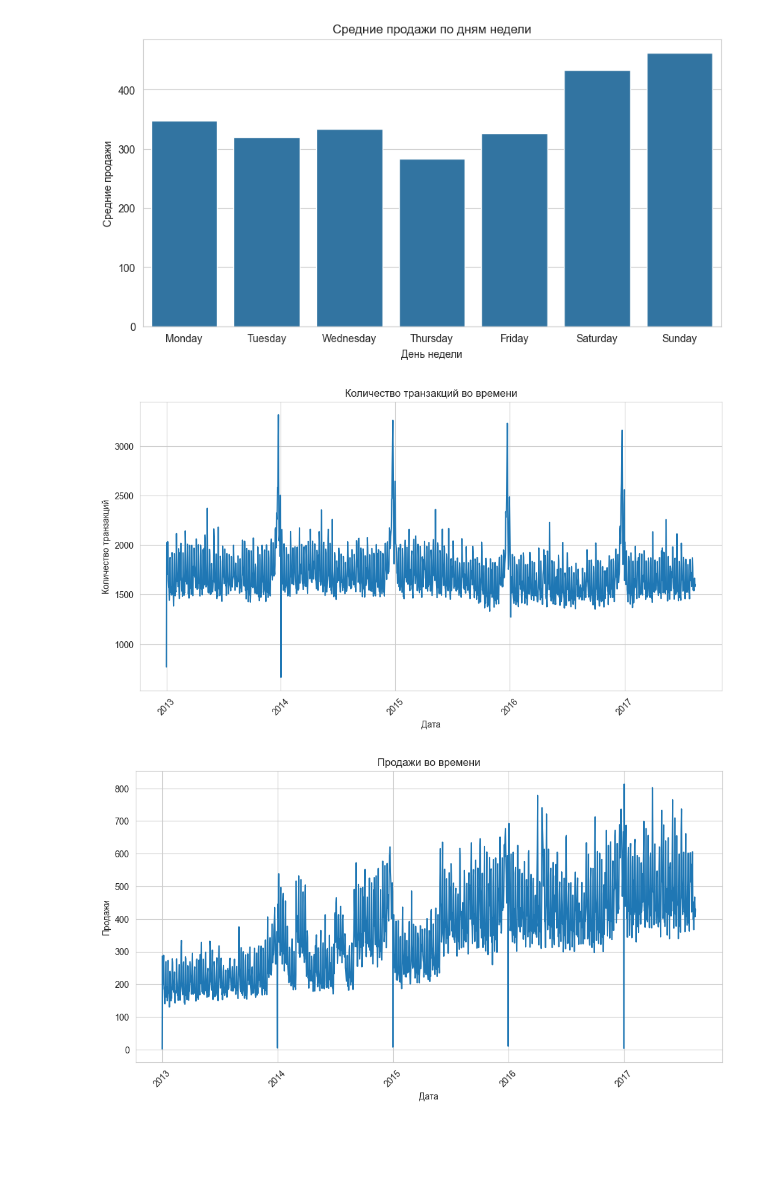
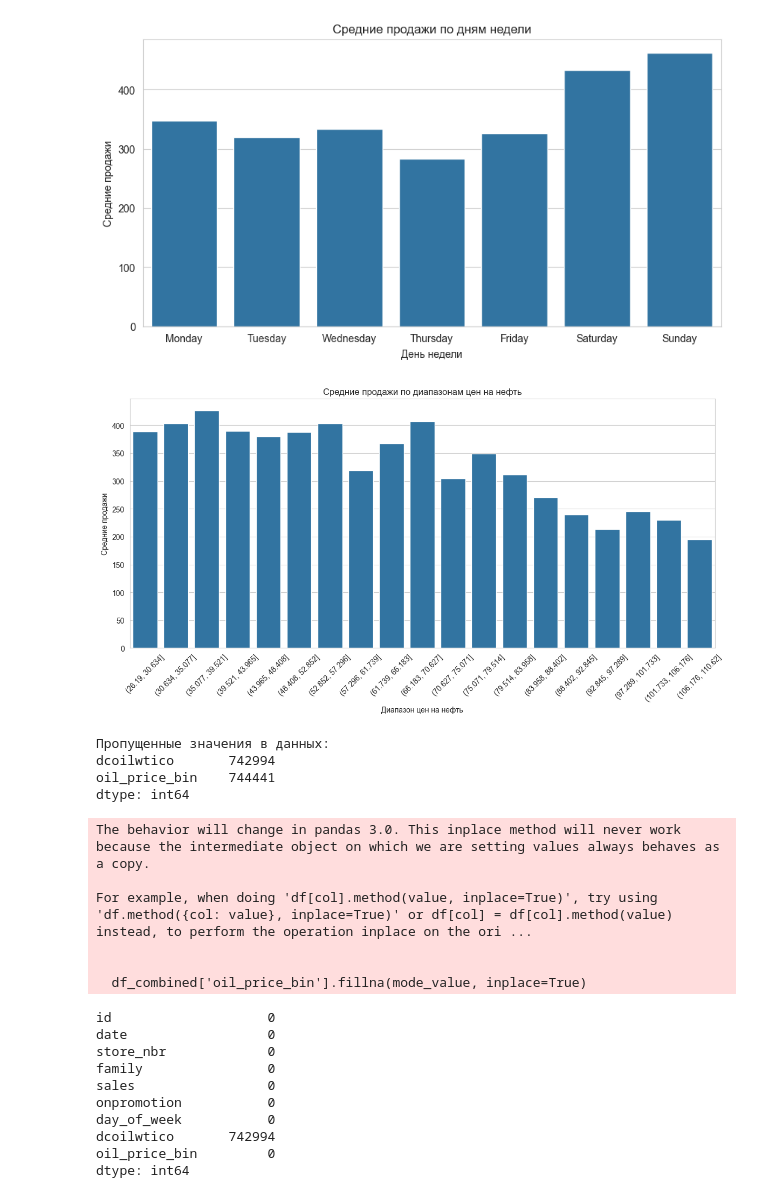
Before and after one commit to NasdormML/Store_Sales_Forecasting, a Jupyter notebook: Fmodel.ipynb, the cells around one changed output. Cells and saved outputs as stored; diff of their text form; code cells hidden in the pictures; blank space fills up the shorter version.

```diff
--- a/Fmodel.ipynb
+++ b/Fmodel.ipynb
@@ -185,24 +217,52 @@ plt.ylabel('Средние продажи')
 plt.show()
 # %% [output]
 [figure]
-# %%
-# Временные ряды для транзакций
-plt.figure(figsize=(12, 6))
-sns.lineplot(data=df_trans, x='date', y='transactions', errorbar=None)
-plt.title('Количество транзакций во времени')
-plt.xlabel('Дата')
-plt.ylabel('Количество транзакций')
-plt.xticks(rotation=45)
-plt.show()
-
-# Временные ряды для продаж
-plt.figure(figsize=(12, 6))
-sns.lineplot(data=df_train, x='date', y='sales', errorbar=None)
-plt.title('Продажи во времени')
-plt.xlabel('Дата')
-plt.ylabel('Продажи')
-plt.xticks(rotation=45)
-plt.show()
-# %% [output]
-[figure, removed]
-[figure, removed]
+# %%
+# Объединение данных по дате
+df_combined = pd.merge(df_train, df_oil, how='left', on='date')
+
+df_combined['oil_price_bin'] = pd.cut(df_combined['dcoilwtico'], bins=np.linspace(df_combined['dcoilwtico'].min(), df_combined['dcoilwtico'].max(), 20))
+df_aggregated = df_combined.groupby('oil_price_bin', observed=True).agg(mean_sales=('sales', 'mean')).reset_index()
+
+plt.figure(figsize=(14, 6))
+sns.barplot(x='oil_price_bin', y='mean_sales', data=df_aggregated)
+plt.xticks(rotation=45)
+plt.title('Средние продажи по диапазонам цен на нефть')
+plt.xlabel('Диапазон цен на нефть')
+plt.ylabel('Средние продажи')
+plt.show()
+# %% [output]
+[figure, added]
+# %%
+missing_values = df_combined.isnull().sum()
+print("Пропущенные значения в данных:")
+print(missing_values[missing_values > 0])
+# %% [output]
+Пропущенные значения в данных:
+dcoilwtico       742994
+oil_price_bin    744441
+dtype: int64
+# %%
+# Получение наиболее частого значения в столбце
+mode_value = df_combined['oil_price_bin'].mode()[0]
+
+df_combined['oil_price_bin'].fillna(mode_value, inplace=True)
+
+df_combined.isnull().sum()
+# %% [output]
+The behavior will change in pandas 3.0. This inplace method will never work because the intermediate object on which we are setting values always behaves as a copy.
+
+For example, when doing 'df[col].method(value, inplace=True)', try using 'df.method({col: value}, inplace=True)' or df[col] = df[col].method(value) instead, to perform the operation inplace on the ori ...
+
+
+  df_combined['oil_price_bin'].fillna(mode_value, inplace=True)
+id                    0
+date                  0
+store_nbr             0
+family                0
+sales                 0
+onpromotion           0
+day_of_week           0
+dcoilwtico       742994
+oil_price_bin         0
+dtype: int64
```
Also changed, not shown: parts of 11 cells of this notebook.
